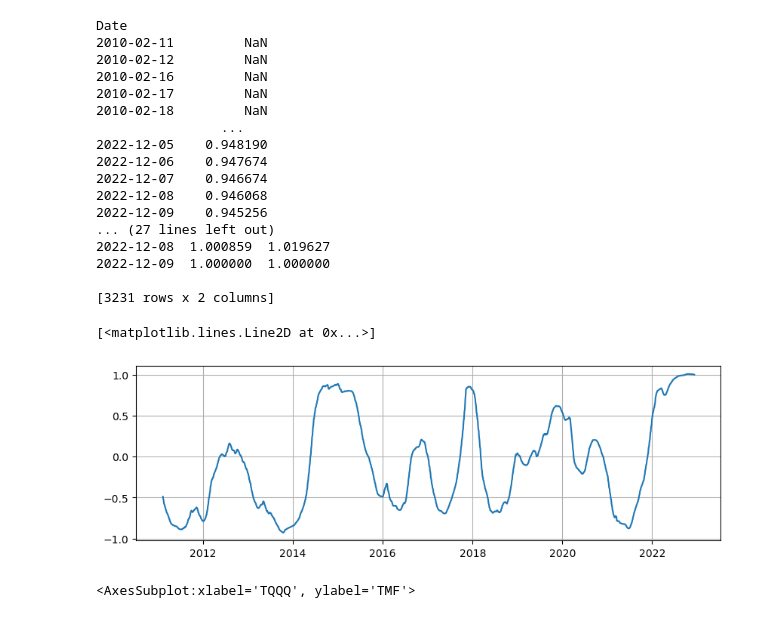
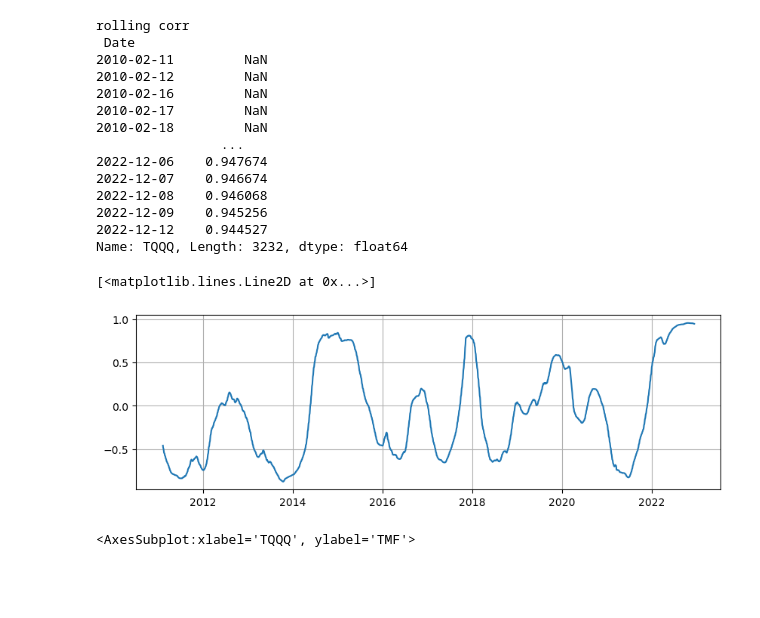
Before and after one commit to unius1004/DualMomentum, a Jupyter notebook: analyze.ipynb, the cells around one changed output. Cells and saved outputs as stored; diff of their text form; code cells hidden in the pictures; blank space fills up the shorter version.

```diff
--- a/analyze.ipynb
+++ b/analyze.ipynb
@@ -70,38 +71,35 @@ plt.show()
 # %%
 window = 252
 rolling_corr = assets.rolling(window).corr()['TQQQ'].loc[:,'TMF']
-print(rolling_corr)
+print('rolling corr \n', rolling_corr)
 
-corr = pd.merge(rolling_corr, assets['TQQQ'], on='Date', how='left')
-corr.rename(columns={'TQQQ_x':'corr','TQQQ_y':'price'}, inplace=True)
-print(corr)
+#corr = pd.merge(rolling_corr, assets['TQQQ'], on='Date', how='left')
+#corr.rename(columns={'TQQQ_x':'corr','TQQQ_y':'price'}, inplace=True)
+#print('1. corr \n', corr)
 
-corr = corr / corr.loc['2022-12-09']
-print(corr)
+#corr = corr / corr.loc['2022-12-12']
+#print('2. corr \n', corr)
 
 plt.figure(figsize=(10,3))
 plt.grid(True)
 plt.plot(corr['corr'])
 # %% [output]
-Date
+rolling corr
+ Date
 2010-02-11         NaN
 2010-02-12         NaN
 2010-02-16         NaN
 2010-02-17         NaN
 2010-02-18         NaN
                 ...
-2022-12-05    0.948190
 2022-12-06    0.947674
 2022-12-07    0.946674
 2022-12-08    0.946068
 2022-12-09    0.945256
-... (27 lines left out)
-2022-12-08  1.000859  1.019627
-2022-12-09  1.000000  1.000000
-
-[3231 rows x 2 columns]
+2022-12-12    0.944527
+Name: TQQQ, Length: 3232, dtype: float64
 [<matplotlib.lines.Line2D at 0x...>]
-[figure, old version]
+[figure, new version]
 # %%
 assets.plot(kind='scatter', x='TQQQ', y='TMF')
 # %% [output]
```
Also changed, not shown: parts of 3 cells of this notebook, 2 other files.
